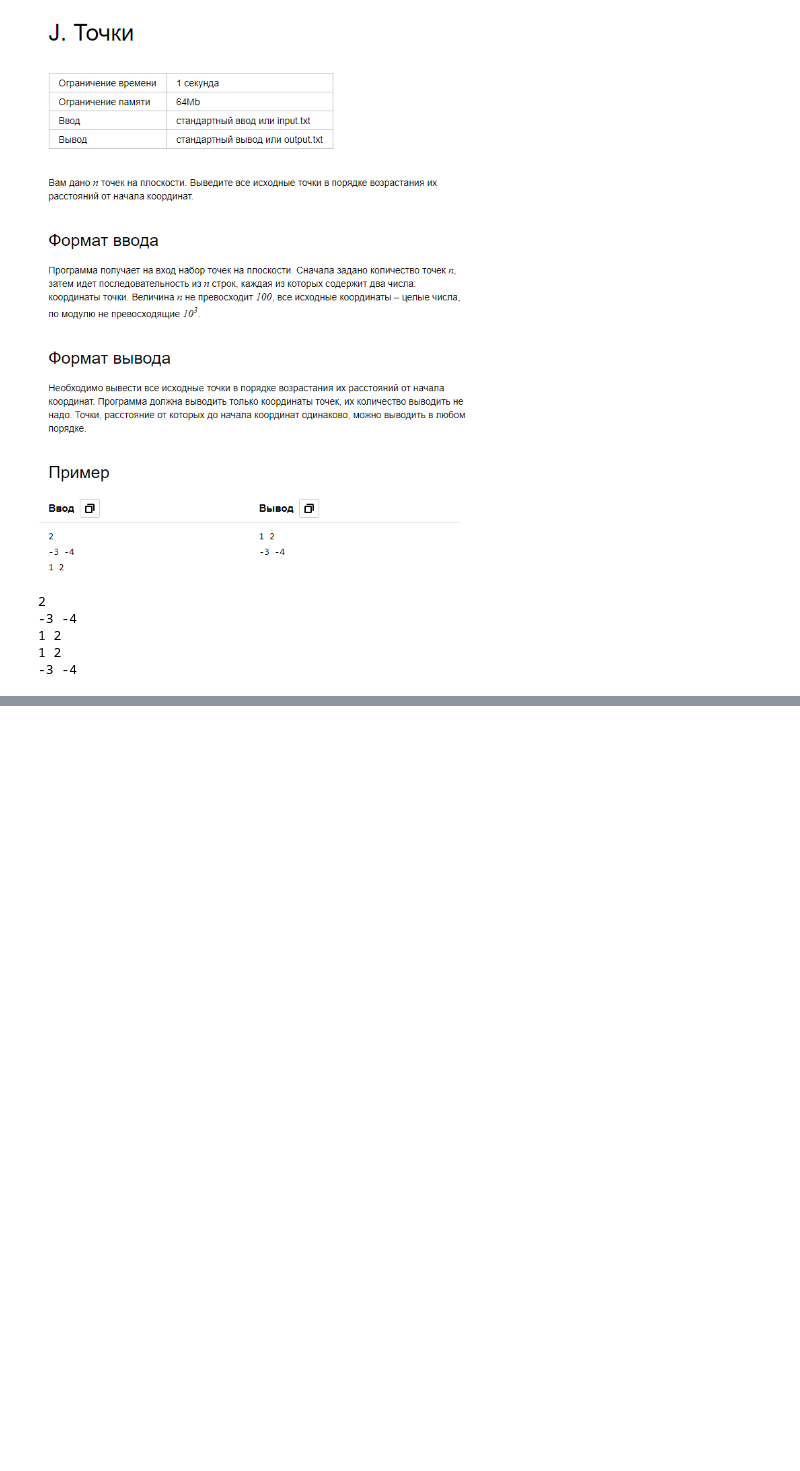
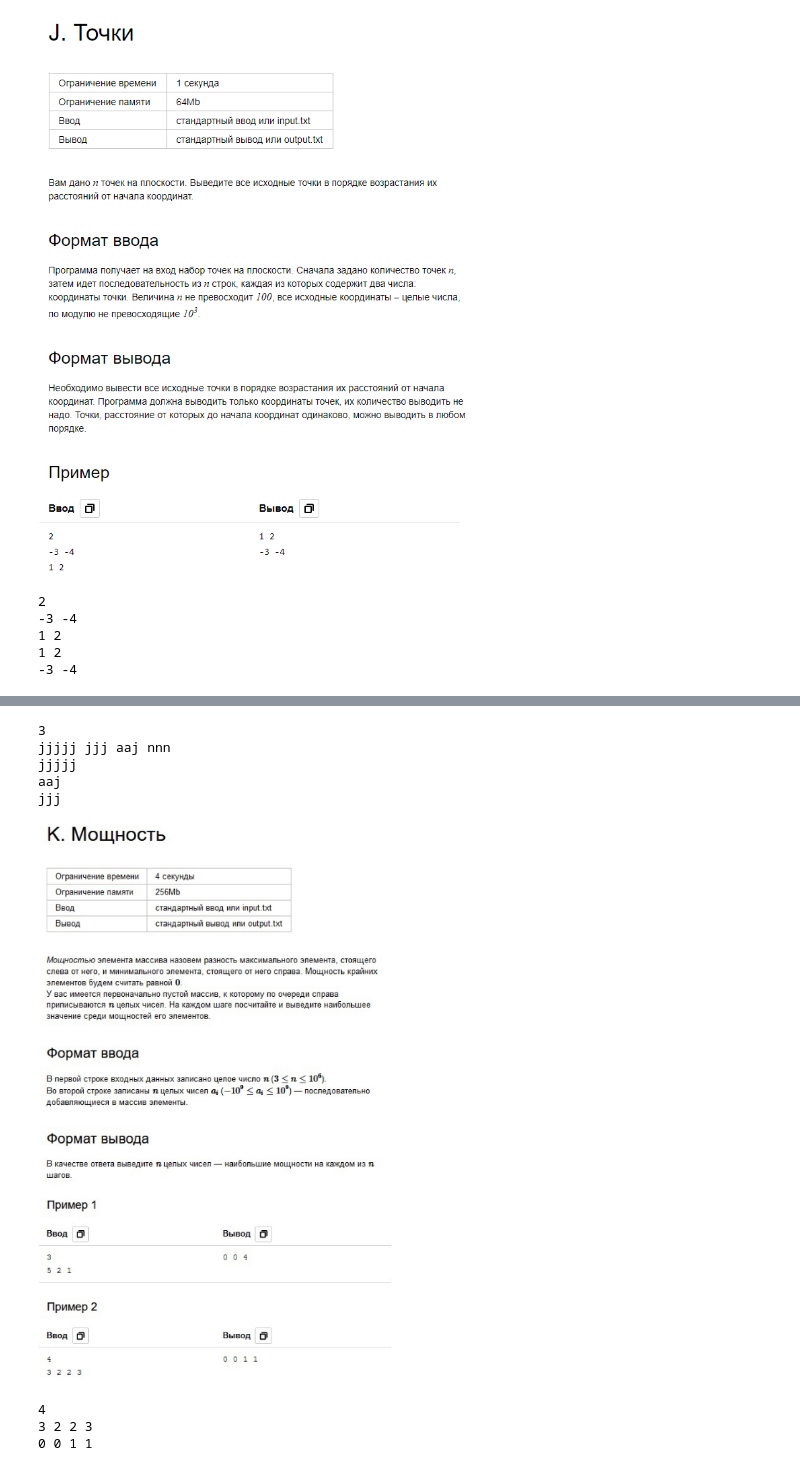
Before and after one commit to 8Andre8/Algorithms, a Jupyter notebook: Tasks.ipynb, the cells around one changed output, grey strips where cells are left out. Cells and saved outputs as stored; diff of their text form; code cells hidden in the pictures; blank space fills up the shorter version.

```diff
--- a/Tasks.ipynb
+++ b/Tasks.ipynb
@@ -523,0 +640,43 @@ for i in range(n):
+# %%
+n = int(input())
+s = input().split()
+strings = []
+for i in range(n):
+    strings.append([s[i], len(s[i])])
+strings.sort(key=lambda x: (-x[1], x[0]))
+for i in range(n):
+    print(strings[i][0])
+# %% [output]
+3
+jjjjj jjj aaj nnn
+jjjjj
+aaj
+jjj
+# %%
+from IPython.display import Image
+Image(filename='Мощность.png')
+# %% [output]
+[figure, added]
+# %%
+n = int(input())
+numbers = list(map(int, input().split()))
+A = []
+max_ = -1e11
+min_ = 1e11
+print("0 0", end=' ') # так как на вход подается n >= 3, сначала обязательно будет 2 нуля
+for i in range(n):
+    max_d = -1e11
+    A.append(numbers[i])
+    if len(A) < 3: # пропускаем случаи с нулевой мощностью
+        continue
+    for j in range(1, len(A) - 1):
+        max_ = max(A[: j]) # максимум из элементов слева
+        min_ = min(A[j + 1:]) # минимум из элементов справа
+        d = max_ - min_ # мощность
+        if d > max_d:
+            max_d = d
+    print(max_d, end=' ')
+# %% [output]
+4
+3 2 2 3
+0 0 1 1
```
Also changed, not shown: parts of 13 cells of this notebook.
